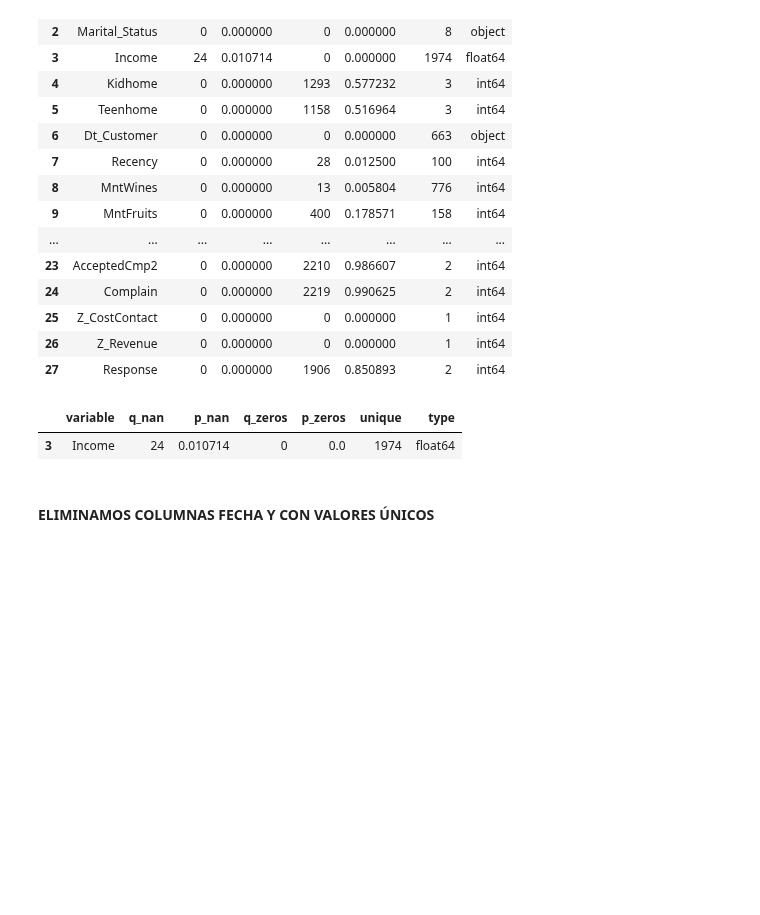
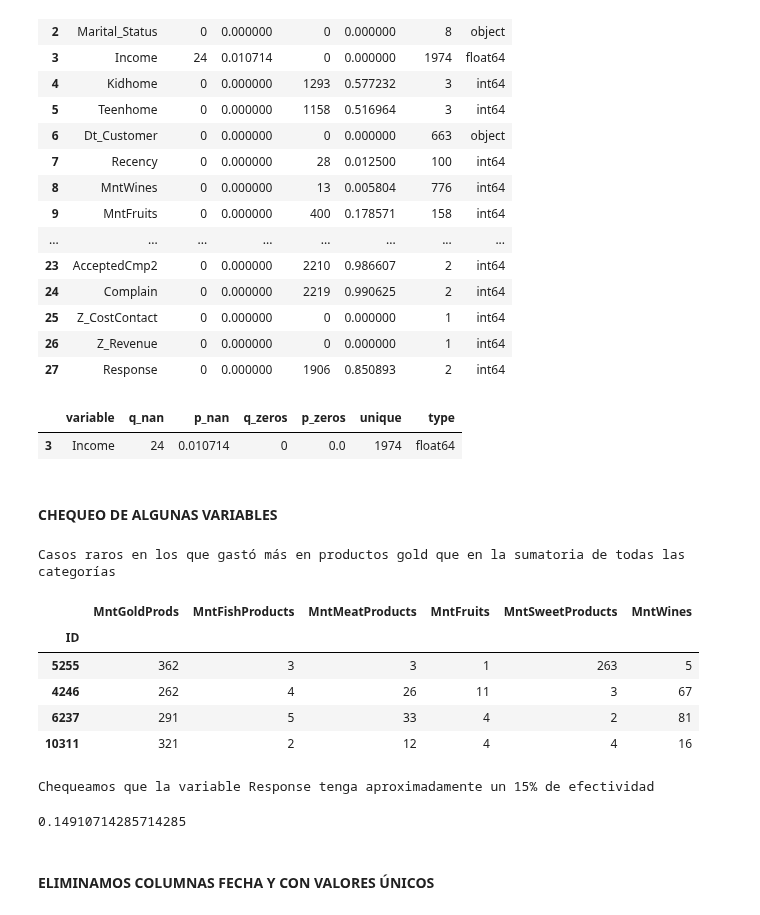
Before and after one commit to alejo-cuello/bootcamp-ds-mlops, a Jupyter notebook: 05-validacion-modelos-y-regresion/startup_ifood.ipynb, the cells around one changed output. Drawn from its saved outputs; the diff is of its cells as text; code cells hidden in the pictures; blank space fills up the shorter version.

Commit message:
[update] chequeo de valores de algunas variables

```diff
--- a/05-validacion-modelos-y-regresion/startup_ifood.ipynb
+++ b/05-validacion-modelos-y-regresion/startup_ifood.ipynb
@@ -80,6 +80,25 @@ status(data)[status(data)["unique"] > (data.shape[0]/2)]
 # %% [output]
 |  | variable | q_nan | p_nan | q_zeros | p_zeros | unique | type |
 | 3 | Income | 24 | 0.010714 | 0 | 0.0 | 1974 | float64 |
+# %% [markdown]
+#### CHEQUEO DE ALGUNAS VARIABLES
+# %%
+print("Casos raros en los que gastó más en productos gold que en la sumatoria de todas las categorías")
+data[data["MntGoldProds"] > (data["MntFishProducts"] + data["MntMeatProducts"] + data["MntFruits"] + data["MntSweetProducts"] + data["MntWines"])][["MntGoldProds","MntFishProducts","MntMeatProducts","MntFruits","MntSweetProducts","MntWines"]]
+# %% [output]
+Casos raros en los que gastó más en productos gold que en la sumatoria de todas las categorías
+|  | MntGoldProds | MntFishProducts | MntMeatProducts | MntFruits | MntSweetProducts | MntWines |
+| ID |  |  |  |  |  |  |
+| 5255 | 362 | 3 | 3 | 1 | 263 | 5 |
+| 4246 | 262 | 4 | 26 | 11 | 3 | 67 |
+| 6237 | 291 | 5 | 33 | 4 | 2 | 81 |
+| 10311 | 321 | 2 | 12 | 4 | 4 | 16 |
+# %%
+print("Chequeamos que la variable Response tenga aproximadamente un 15% de efectividad")
+data["Response"].sum() / data.shape[0]
+# %% [output]
+Chequeamos que la variable Response tenga aproximadamente un 15% de efectividad
+0.14910714285714285
 # %% [markdown]
 #### ELIMINAMOS COLUMNAS FECHA Y CON VALORES ÚNICOS
 # %%
```
Also changed, not shown: parts of 6 cells of this notebook.
